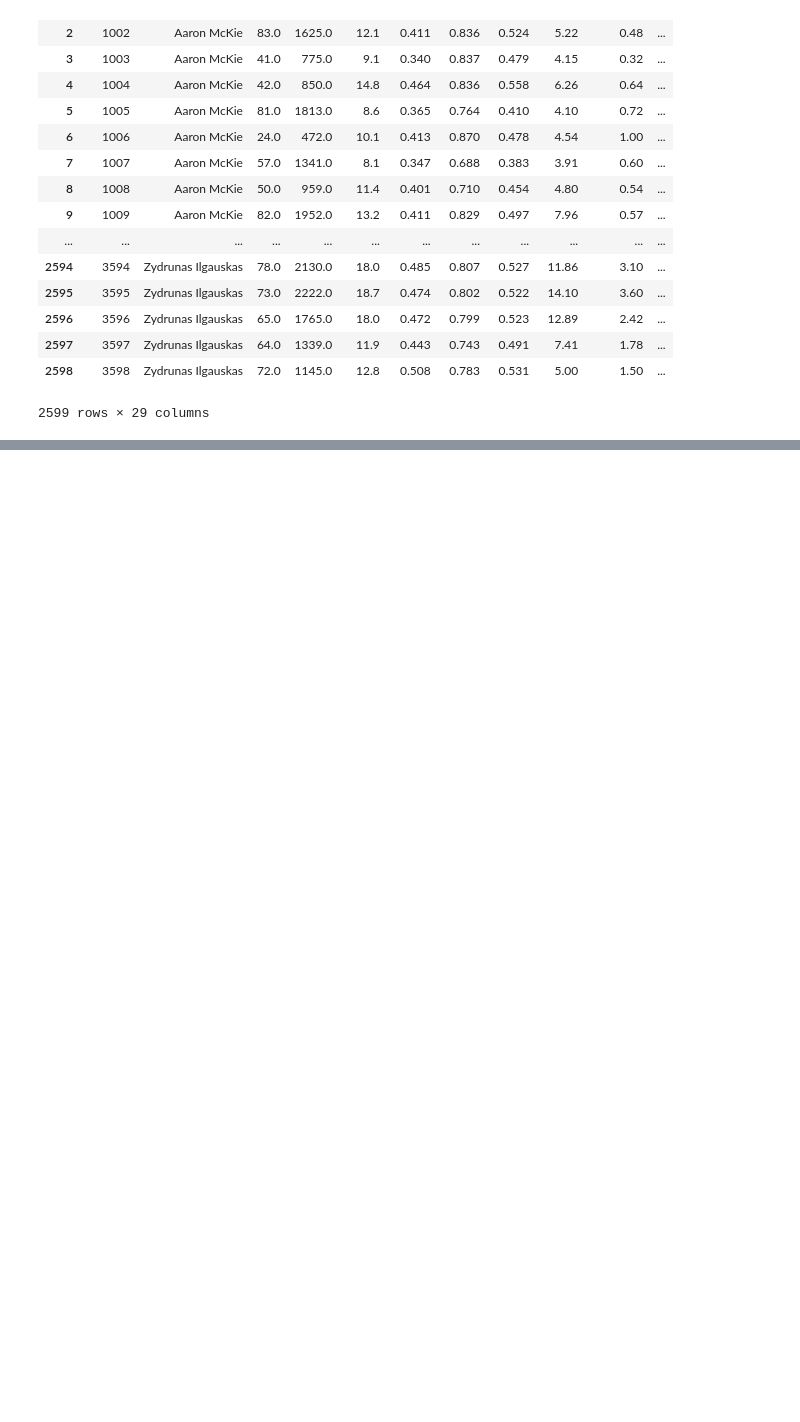
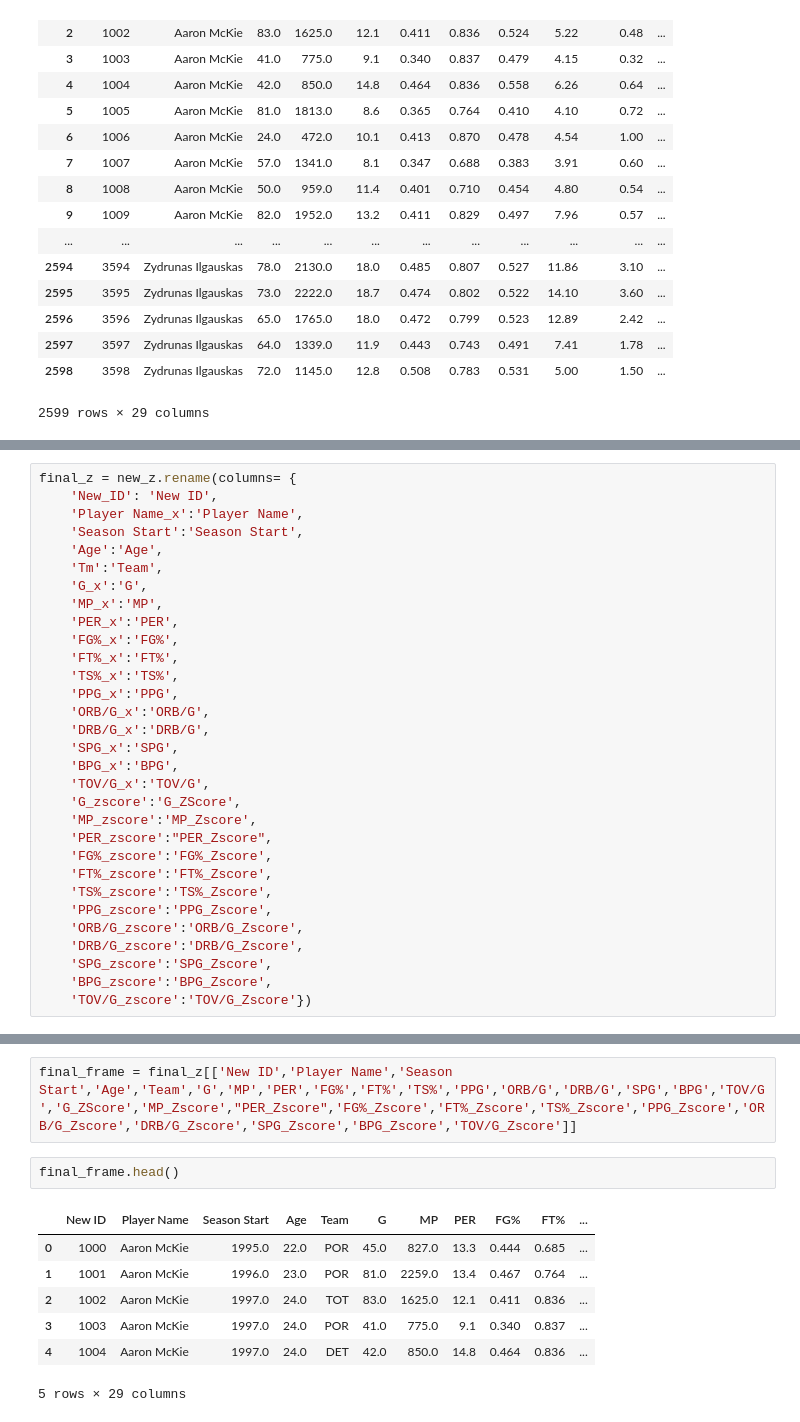
Before and after one commit to ETL-NBA-Project/nba_age_project, a Jupyter notebook: nba_zscores.ipynb, the cells around one changed output, grey strips where cells are left out. Drawn from its saved outputs; the diff is of its cells as text; blank space fills up the shorter version.

```diff
--- a/nba_zscores.ipynb
+++ b/nba_zscores.ipynb
@@ -275,0 +339,31 @@ z_score_final.drop(['Player Name_y', 'Pos', 'G_y', 'MP_y', 'PER_y', 'FG%_y', 'FT
+# %%
+final_z = new_z.rename(columns= {
+    'New_ID': 'New ID',
+    'Player Name_x':'Player Name',
+    'Season Start':'Season Start',
+    'Age':'Age',
+    'Tm':'Team',
+    'G_x':'G',
+    'MP_x':'MP',
+    'PER_x':'PER',
+    'FG%_x':'FG%',
+    'FT%_x':'FT%',
+    'TS%_x':'TS%',
+    'PPG_x':'PPG',
+    'ORB/G_x':'ORB/G',
+    'DRB/G_x':'DRB/G',
+    'SPG_x':'SPG',
+    'BPG_x':'BPG',
+    'TOV/G_x':'TOV/G',
+    'G_zscore':'G_ZScore',
+    'MP_zscore':'MP_Zscore',
+    'PER_zscore':"PER_Zscore",
+    'FG%_zscore':'FG%_Zscore',
+    'FT%_zscore':'FT%_Zscore',
+    'TS%_zscore':'TS%_Zscore',
+    'PPG_zscore':'PPG_Zscore',
+    'ORB/G_zscore':'ORB/G_Zscore',
+    'DRB/G_zscore':'DRB/G_Zscore',
+    'SPG_zscore':'SPG_Zscore',
+    'BPG_zscore':'BPG_Zscore',
+    'TOV/G_zscore':'TOV/G_Zscore'})
@@ -275,0 +379,12 @@ z_score_final.drop(['Player Name_y', 'Pos', 'G_y', 'MP_y', 'PER_y', 'FG%_y', 'FT
+# %%
+final_frame = final_z[['New ID','Player Name','Season Start','Age','Team','G','MP','PER','FG%','FT%','TS%','PPG','ORB/G','DRB/G','SPG','BPG','TOV/G','G_ZScore','MP_Zscore',"PER_Zscore",'FG%_Zscore','FT%_Zscore','TS%_Zscore','PPG_Zscore','ORB/G_Zscore','DRB/G_Zscore','SPG_Zscore','BPG_Zscore','TOV/G_Zscore']]
+# %%
+final_frame.head()
+# %% [output]
+|  | New ID | Player Name | Season Start | Age | Team | G | MP | PER | FG% | FT% | ... |
+| 0 | 1000 | Aaron McKie | 1995.0 | 22.0 | POR | 45.0 | 827.0 | 13.3 | 0.444 | 0.685 | ... |
+| 1 | 1001 | Aaron McKie | 1996.0 | 23.0 | POR | 81.0 | 2259.0 | 13.4 | 0.467 | 0.764 | ... |
+| 2 | 1002 | Aaron McKie | 1997.0 | 24.0 | TOT | 83.0 | 1625.0 | 12.1 | 0.411 | 0.836 | ... |
+| 3 | 1003 | Aaron McKie | 1997.0 | 24.0 | POR | 41.0 | 775.0 | 9.1 | 0.340 | 0.837 | ... |
+| 4 | 1004 | Aaron McKie | 1997.0 | 24.0 | DET | 42.0 | 850.0 | 14.8 | 0.464 | 0.836 | ... |
+5 rows × 29 columns
```
Also changed, not shown: parts of 4 cells of this notebook.
